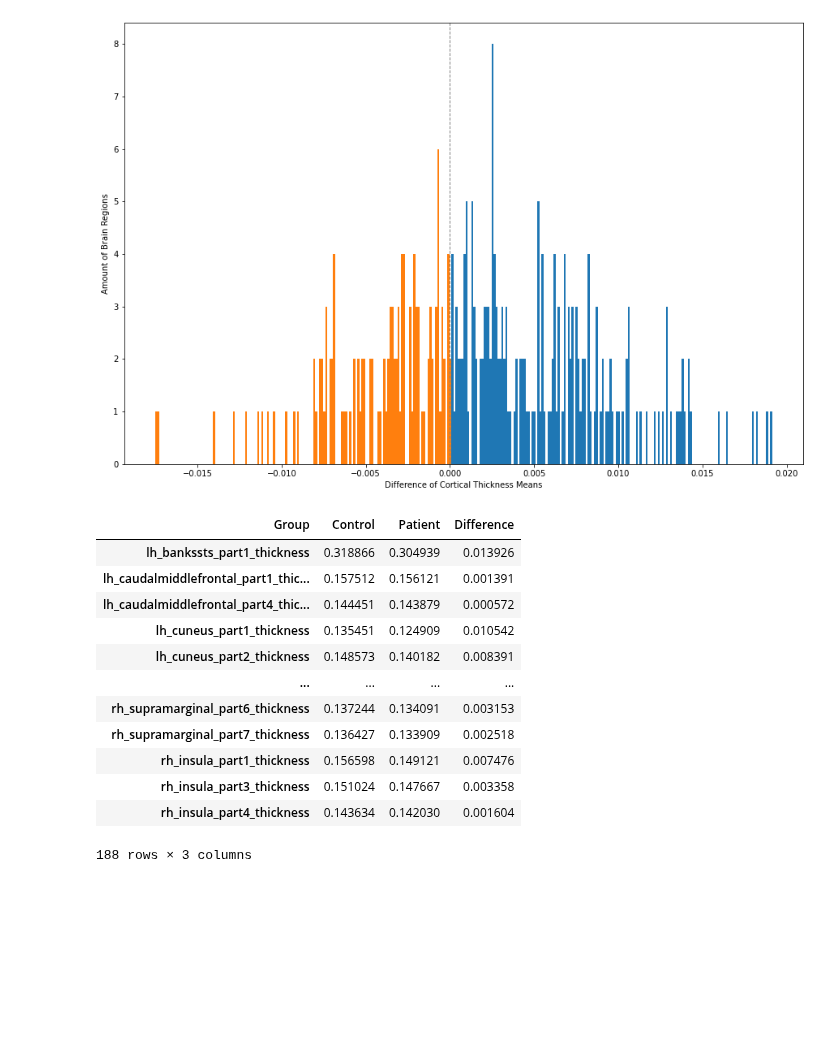
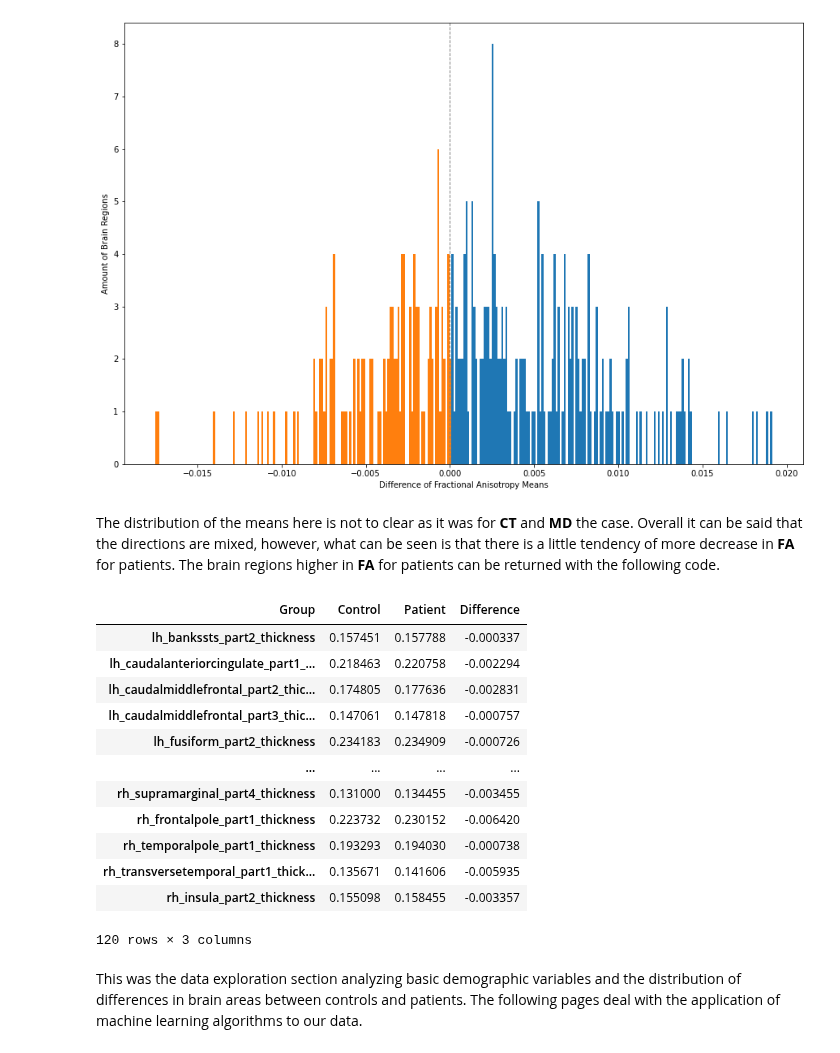
Before and after one commit to mello-y/MSc5_research_project, a Jupyter notebook: content/code/Data_exploration.ipynb, the cells around one changed output. Drawn from its saved outputs; the diff is of its cells as text; code cells hidden in the pictures; blank space fills up the shorter version.

Commit message:
exploration notebook finished

```diff
--- a/content/code/Data_exploration.ipynb
+++ b/content/code/Data_exploration.ipynb
@@ -609,0 +642,6 @@ MD_means_T.loc[MD_means_T['Difference'] > 0]
+# %%
+#compute difference
+
+FA_means_T['Difference'] = FA_means_T.iloc[:,0] - FA_means_T.iloc[:,1]
+
+FA_means_T
@@ -625,19 +679,23 @@ plt.axvline(x=0, linestyle='--',linewidth=1, color='grey')
 plt.show()
 # %% [output]
 [figure]
+# %% [markdown]
+The distribution of the means here is not to clear as it was for **CT** and **MD** the case. Overall it can be said that the directions are mixed, however, what can be seen is that there is a little tendency of more decrease in **FA** for patients. The brain regions higher in **FA** for patients can be returned with the following code.
 # %%
-FA_means_T.loc[FA_means_T['Difference'] > 0]
+FA_means_T.loc[FA_means_T['Difference'] < 0]
 # %% [output]
 | Group | Control | Patient | Difference |
-| lh_bankssts_part1_thickness | 0.318866 | 0.304939 | 0.013926 |
-| lh_caudalmiddlefrontal_part1_thic... | 0.157512 | 0.156121 | 0.001391 |
-| lh_caudalmiddlefrontal_part4_thic... | 0.144451 | 0.143879 | 0.000572 |
-| lh_cuneus_part1_thickness | 0.135451 | 0.124909 | 0.010542 |
-| lh_cuneus_part2_thickness | 0.148573 | 0.140182 | 0.008391 |
+| lh_bankssts_part2_thickness | 0.157451 | 0.157788 | -0.000337 |
+| lh_caudalanteriorcingulate_part1_... | 0.218463 | 0.220758 | -0.002294 |
+| lh_caudalmiddlefrontal_part2_thic... | 0.174805 | 0.177636 | -0.002831 |
+| lh_caudalmiddlefrontal_part3_thic... | 0.147061 | 0.147818 | -0.000757 |
+| lh_fusiform_part2_thickness | 0.234183 | 0.234909 | -0.000726 |
 | ... | ... | ... | ... |
-| rh_supramarginal_part6_thickness | 0.137244 | 0.134091 | 0.003153 |
-| rh_supramarginal_part7_thickness | 0.136427 | 0.133909 | 0.002518 |
-| rh_insula_part1_thickness | 0.156598 | 0.149121 | 0.007476 |
-| rh_insula_part3_thickness | 0.151024 | 0.147667 | 0.003358 |
-| rh_insula_part4_thickness | 0.143634 | 0.142030 | 0.001604 |
+| rh_supramarginal_part4_thickness | 0.131000 | 0.134455 | -0.003455 |
+| rh_frontalpole_part1_thickness | 0.223732 | 0.230152 | -0.006420 |
+| rh_temporalpole_part1_thickness | 0.193293 | 0.194030 | -0.000738 |
+| rh_transversetemporal_part1_thick... | 0.135671 | 0.141606 | -0.005935 |
+| rh_insula_part2_thickness | 0.155098 | 0.158455 | -0.003357 |
-188 rows × 3 columns
+120 rows × 3 columns
+# %% [markdown]
+This was the data exploration section analyzing basic demographic variables and the distribution of differences in brain areas between controls and patients. The following pages deal with the application of machine learning algorithms to our data.
```
Also changed, not shown: parts of 28 cells of this notebook.
